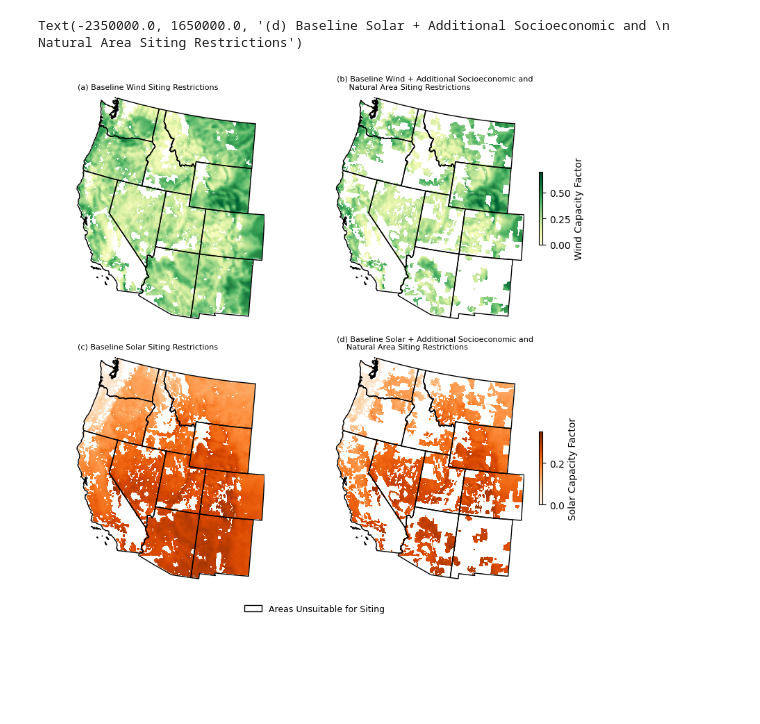
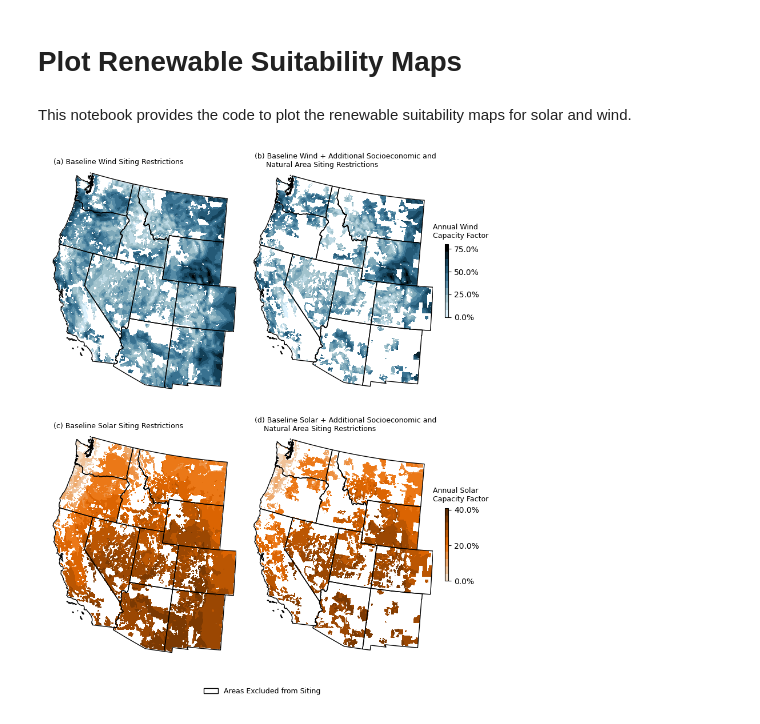
Before and after one commit to GODEEEP/mongird-etal_2024, a Jupyter notebook: notebooks/plot_renewable_suitability_maps.ipynb, the cells around one changed output. Saved outputs shown, nothing was run; the diff lists cells and outputs as text; code cells hidden in the pictures; blank space fills up the shorter version.

```diff
--- a/notebooks/plot_renewable_suitability_maps.ipynb
+++ b/notebooks/plot_renewable_suitability_maps.ipynb
@@ -1,3 +1,7 @@
+# %% [markdown]
+# Plot Renewable Suitability Maps
+# %% [markdown]
+This notebook provides the code to plot the renewable suitability maps for solar and wind.
 # %%
 import os
 import glob
@@ -25,6 +29,9 @@ data_dir = os.path.join(os.path.dirname(os.getcwd()), 'data', 'input_data')
 
 # output data dir
 output_dir = os.path.join(os.path.dirname(os.getcwd()), 'data', 'output_data')
+
+# figure dir
+figure_dir = os.path.join(os.path.dirname(os.getcwd()), 'figures', 'suitability_maps')
 
 # raster dir
 raster_dir = os.path.join(data_dir, 'raster_data')
@@ -41,7 +48,7 @@ west_raster_dir = os.path.join(data_dir, 'west_raster_data')
 # rasters with land area extent
 land_area_raster_dir = os.path.join(west_raster_dir, 'land_area')
 
-base_wind_exc_path = os.path.join(land_area_raster_dir, 'gridcerf_wind_suitability_100m_hubheight.tif')
+base_wind_exc_path = os.path.join(land_area_raster_dir, 'gridcerf_wind_suitability_120m_hubheight.tif')
 
 # dac exclusion raster path
 dac_raster_path = os.path.join(land_area_raster_dir, 'gridcerf_usceq_cejst_exclude_all_dacs.tif')
@@ -66,19 +73,20 @@ env_3_10km_path = os.path.join(land_area_raster_dir, 'gridcerf_combined_environm
 
 
 # wind potential layer
-wind_potential_path = os.path.join(land_area_raster_dir,'wind_100m_hubheight_2050_rcp85_potential.tif')
+wind_potential_path = os.path.join(land_area_raster_dir,'wind_120m_hubheight_2050_rcp85_potential.tif')
 
 # wind potential layer
 solar_potential_path = os.path.join(land_area_raster_dir,'gridcerf_solar_pv_resource_potential.tif')
 
 # western interconnection shapefile
-wecc_shp_path = '/Users/mong275/local_projects/im3/visualization_dev/reference_shp/state_shp_albers/state_shp_albers.shp'
+wecc_shp_path = os.path.join(data_dir, 'wecc_boundary_shp', 'wecc_boundary.shp')
+
 wecc_shp = gpd.read_file(wecc_shp_path)
+
 state_list = ['CA', 'OR', 'WA', 'WY', 'MT', 'ID', 'CO', 'UT', 'NV', 'NM', 'AZ']
-wecc_shp =wecc_shp[wecc_shp.STUSPS.isin(state_list)]
 # %%
 height = 10
-width = 10
+width = 8
 
 fig = plt.figure()
 fig.set_figheight(height)
@@ -87,7 +95,7 @@ fig.set_figwidth(width)
 spec = GridSpec(ncols=2,
                 nrows=3,
                 width_ratios=[.45, .55],
-                wspace=0,
+                wspace=-.5,
                 hspace=0.1,
                 height_ratios=[.5 ,.5, .03])
 
@@ -101,12 +109,14 @@ ax_2b =fig.add_subplot(spec[1,1])
 ax_leg = fig.add_subplot(spec[2,:])
 
 raster_cmap = ListedColormap(["white", "navy"])
-cmap = LinearSegmentedColormap.from_list("", [ "#DDF2FD", "#9BBEC8",'#427D9D','#164863' ,'black'])
-#cmap = LinearSegmentedColormap.from_list("", [ 'black','#164863' , '#427D9D', "#9BBEC8","#DDF2FD" ])
+cmap = LinearSegmentedColormap.from_list("", [ "#DDF2FD", "#9BBEC8",'#427D9D','#164863' ,'black'], 10)
+solar_cmap = LinearSegmentedColormap.from_list("", [ '#f2dac2',"#eb6c02", '#5c2b02'], 10)
+
 wind_cmap = 'YlGn'
-exclusion_patch = mpatches.Patch(facecolor='white', edgecolor='black', label='Areas Unsuitable for Siting')
+wind_cmap=cmap
+exclusion_patch = mpatches.Patch(facecolor='white', edgecolor='black', label='Areas Excluded from Siting')
 
-wind_suit = os.path.join(land_area_raster_dir, f'gridcerf_wind_suitability_100m_hubheight.tif')
+wind_suit = os.path.join(land_area_raster_dir, 'gridcerf_wind_suitability_100m_hubheight.tif')
 ax = ax_1a
 with rasterio.open(wind_suit) as src2:
     data2 = src2.read(1, masked=True)
@@ -132,50 +142,55 @@ with rasterio.open(wind_potential_path) as src1:
             show(data2, transform=src2.transform, ax=ax, cmap=raster_cmap)
     wecc_shp.boundary.plot(ax=ax, color = 'black', lw=1)
     ax.set_axis_off();
-    norm = mpl.colors.Normalize(vmin=0, vmax=.7)
-    plt.colorbar(mpl.cm.ScalarMappable(norm=norm, cmap=wind_cmap),
-                ax=ax, orientation='vertical', label='Wind Capacity Factor', shrink=.3, pad=.05)
-
+    norm = mpl.colors.Normalize(vmin=0, vmax=.64)
+    cbar = plt.colorbar(mpl.cm.ScalarMappable(norm=norm, cmap=wind_cmap),
+                ax=ax, orientation='vertical', label='', shrink=.3, pad=.05)
+    cbar.ax.set_yticklabels(["{:.1%}".format(i) for i in cbar.get_ticks()]) # set ticks of your format
 
 solar_suit = os.path.join(land_area_raster_dir, f'gridcerf_solar_pv_suitability.tif')
 solar_potential_path = os.path.join(land_area_raster_dir, 'solar_2050_rcp85_potential.tif')
 ax = ax_2a
 with rasterio.open(solar_suit) as src2:
     data2 = src2.read(1, masked=True)
     data2 = np.where(data2 == 1, 1, np.nan)
     show(data2, transform=src2.transform, ax=ax, cmap=raster_cmap)
     with rasterio.open(solar_potential_path) as src1:
         data1 = src1.read(1, masked=True)
-        f1 = show(data1, transform=src1.transform, ax=ax, cmap='Oranges')
+        f1 = show(data1, transform=src1.transform, ax=ax, cmap=solar_cmap)
         show(data2, transform=src2.transform, ax=ax, cmap=raster_cmap)
         wecc_shp.boundary.plot(ax=ax, color = 'black', lw=1)
         ax.set_axis_off();
 
 ax = ax_2b
 exclusion_list = [solar_suit, dac_raster_path, farm_raster_path, env_1_1km_path]
 with rasterio.open(solar_potential_path) as src1:
     data1 = src1.read(1, masked=True)
-    f1 = show(data1, transform=src1.transform, ax=ax, cmap='Oranges')
+    f1 = show(data1, transform=src1.transform, ax=ax, cmap=solar_cmap)
     for f in exclusion_list:
         with rasterio.open(f) as src2:
             data2 = src2.read(1, masked=True)
             data2 = np.where(data2 == 1, 1, np.nan)
             show(data2, transform=src2.transform, ax=ax, cmap=raster_cmap)
     wecc_shp.boundary.plot(ax=ax, color = 'black', lw=1)
     ax.set_axis_off();
-    norm = mpl.colors.Normalize(vmin=0, vmax=.35)
-    plt.colorbar(mpl.cm.ScalarMappable(norm=norm, cmap='Oranges'),
-                ax=ax, orientation='vertical', label='Solar Capacity Factor', shrink=.3, pad=.05)
+    norm = mpl.colors.Normalize(vmin=0, vmax=.41)
+    cbar = plt.colorbar(mpl.cm.ScalarMappable(norm=norm, cmap=solar_cmap),
+                ax=ax, orientation='vertical', label='', shrink=.3, pad=.05)
+    cbar.ax.set_yticklabels(["{:.1%}".format(i) for i in cbar.get_ticks()]) # set ticks of your format
+
 
 ax_leg.legend(handles=[exclusion_patch],
            fontsize=9,
            loc='lower center',
              frameon=False)
 ax_leg.set_axis_off();
-ax_1a.annotate('(a) Baseline Wind Siting Restrictions' , xy=(-2.35e6, 1.65e6), ha='left', size=8)
-ax_1b.annotate('(b) Baseline Wind + Additional Socioeconomic and \n     Natural Area Siting Restrictions' , xy=(-2.35e6, 1.65e6), ha='left', size=8)
-ax_2a.annotate('(c) Baseline Solar Siting Restrictions' , xy=(-2.35e6, 1.65e6), ha='left', size=8)
-ax_2b.annotate('(d) Baseline Solar + Additional Socioeconomic and \n    Natural Area Siting Restrictions' , xy=(-2.35e6, 1.65e6), ha='left', size=8)
+ax_1a.annotate('(a) Baseline Wind Siting Restrictions' , xy=(-2.35e6, 1.65e6), ha='left', size=9)
+ax_1b.annotate('Annual Wind\nCapacity Factor' , xy=(-.505e6, .92e6), ha='left', size=9)
+ax_1b.annotate('(b) Baseline Wind + Additional Socioeconomic and \n     Natural Area Siting Restrictions' , xy=(-2.35e6, 1.65e6), ha='left', size=9)
+ax_2a.annotate('(c) Baseline Solar Siting Restrictions' , xy=(-2.35e6, 1.65e6), ha='left', size=9)
+ax_2b.annotate('Annual Solar\nCapacity Factor' , xy=(-.505e6, .92e6), ha='left', size=9)
+ax_2b.annotate('(d) Baseline Solar + Additional Socioeconomic and \n    Natural Area Siting Restrictions' , xy=(-2.35e6, 1.65e6), ha='left', size=9)
+spec.tight_layout(fig)
+plt.savefig(os.path.join(figure_dir, 'fig_5_suitability_map.png'), dpi=300)
 # %% [output]
-Text(-2350000.0, 1650000.0, '(d) Baseline Solar + Additional Socioeconomic and \n    Natural Area Siting Restrictions')
-[figure, old version]
+[figure, new version]
```
